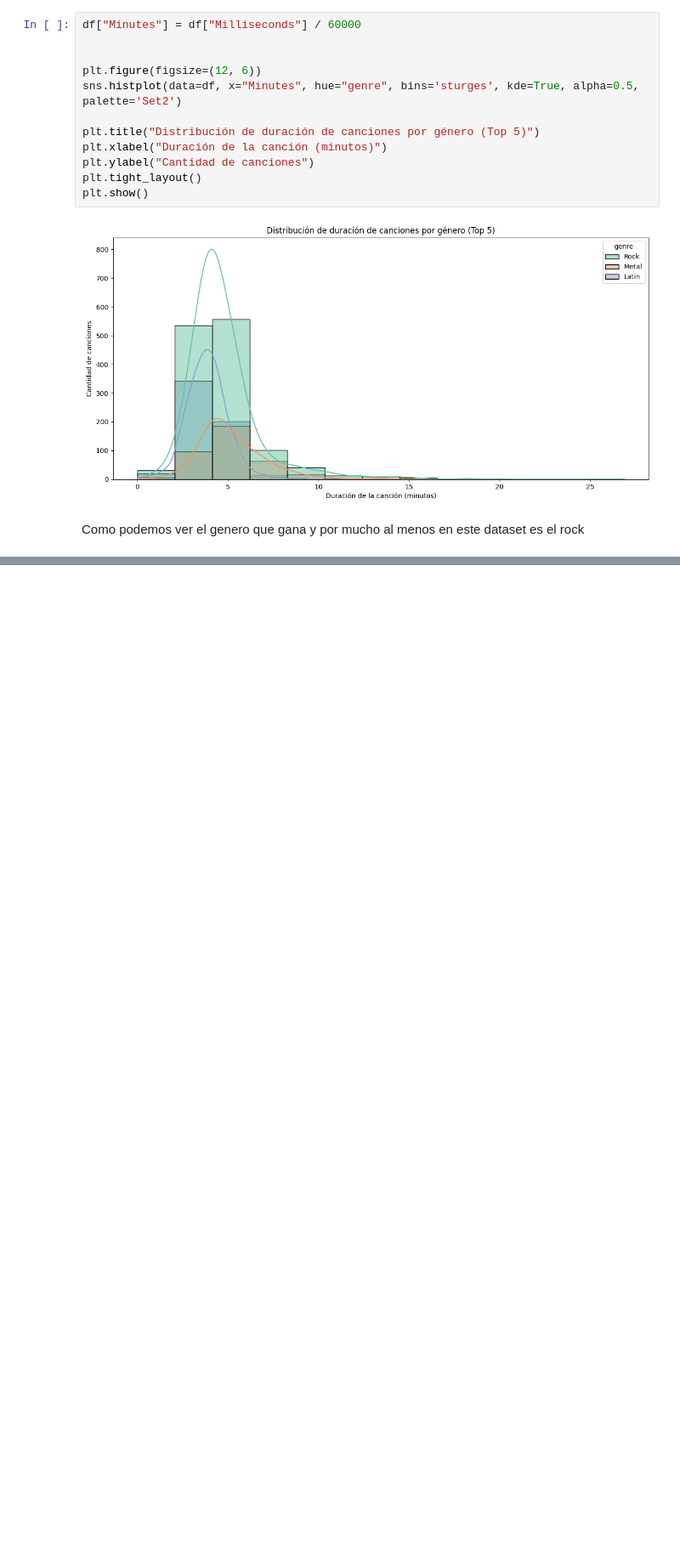
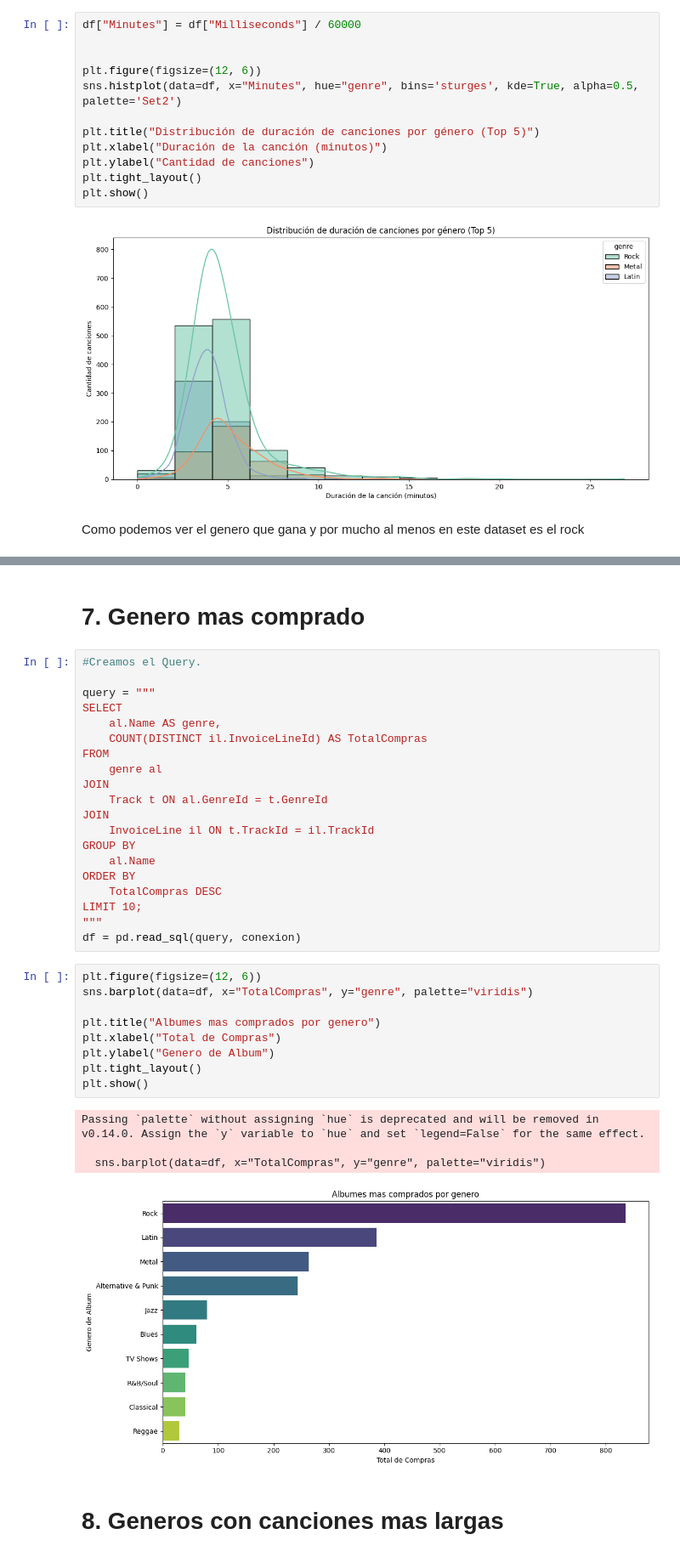
Before and after one commit to dantedrd/analisisdedatosactv4, a Jupyter notebook: analisismusicnotebook.ipynb, the cells around one changed output, grey strips where cells are left out. Shown: that part at 85% size. Saved outputs shown, nothing was run; the diff lists cells and outputs as text; blank space fills up the shorter version.

```diff
--- a/analisismusicnotebook.ipynb
+++ b/analisismusicnotebook.ipynb
@@ -232,0 +275,38 @@ Como podemos ver el genero que gana y por mucho al menos en este dataset es el r
+# %% [markdown]
+# **7. Genero mas comprado**
+# %%
+#Creamos el Query.
+
+query = """
+SELECT
+    al.Name AS genre,
+    COUNT(DISTINCT il.InvoiceLineId) AS TotalCompras
+FROM
+    genre al
+JOIN
+    Track t ON al.GenreId = t.GenreId
+JOIN
+    InvoiceLine il ON t.TrackId = il.TrackId
+GROUP BY
+    al.Name
+ORDER BY
+    TotalCompras DESC
+LIMIT 10;
+"""
+df = pd.read_sql(query, conexion)
+# %%
+plt.figure(figsize=(12, 6))
+sns.barplot(data=df, x="TotalCompras", y="genre", palette="viridis")
+
+plt.title("Albumes mas comprados por genero")
+plt.xlabel("Total de Compras")
+plt.ylabel("Genero de Album")
+plt.tight_layout()
+plt.show()
+# %% [output]
+Passing `palette` without assigning `hue` is deprecated and will be removed in v0.14.0. Assign the `y` variable to `hue` and set `legend=False` for the same effect.
+
+  sns.barplot(data=df, x="TotalCompras", y="genre", palette="viridis")
+[figure, added]
+# %% [markdown]
+# **8. Generos con canciones mas largas**
```
Also changed, not shown: parts of 17 cells of this notebook.
